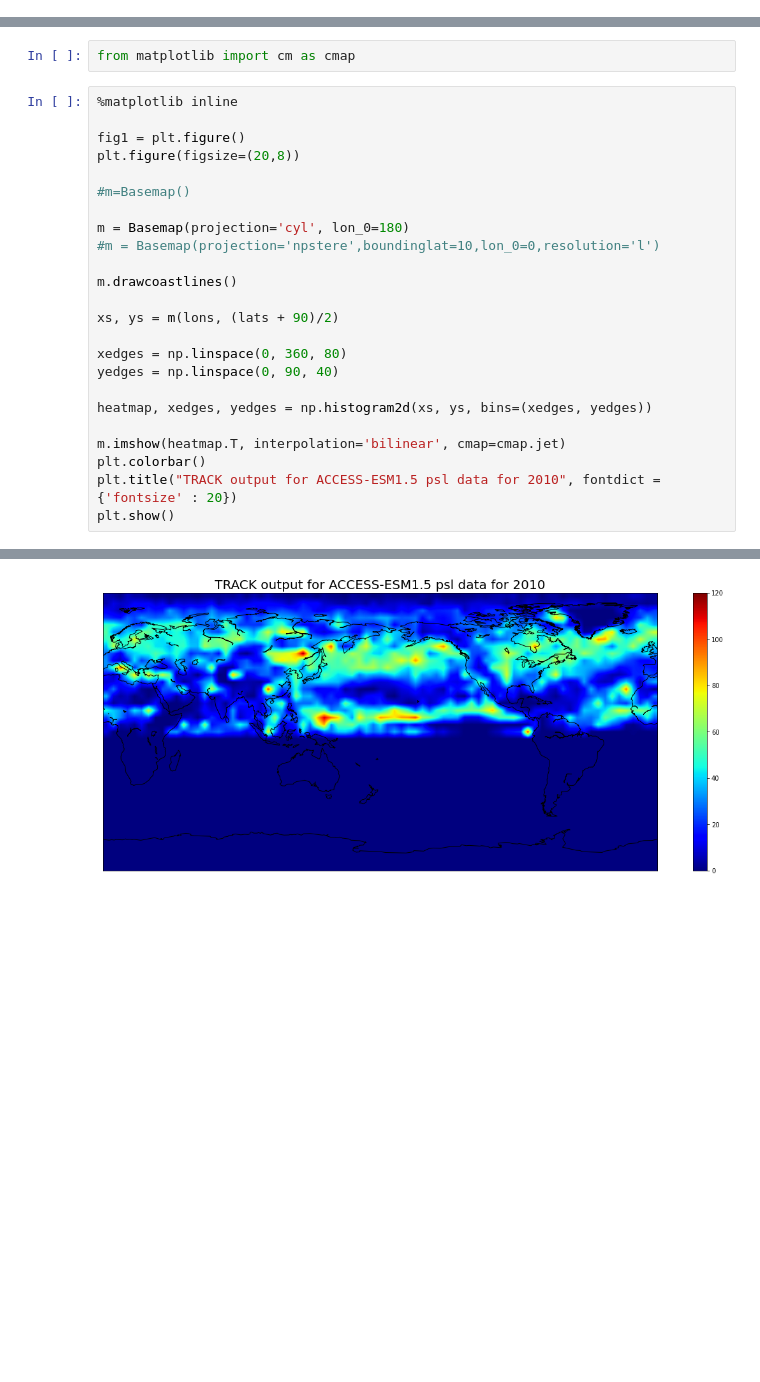
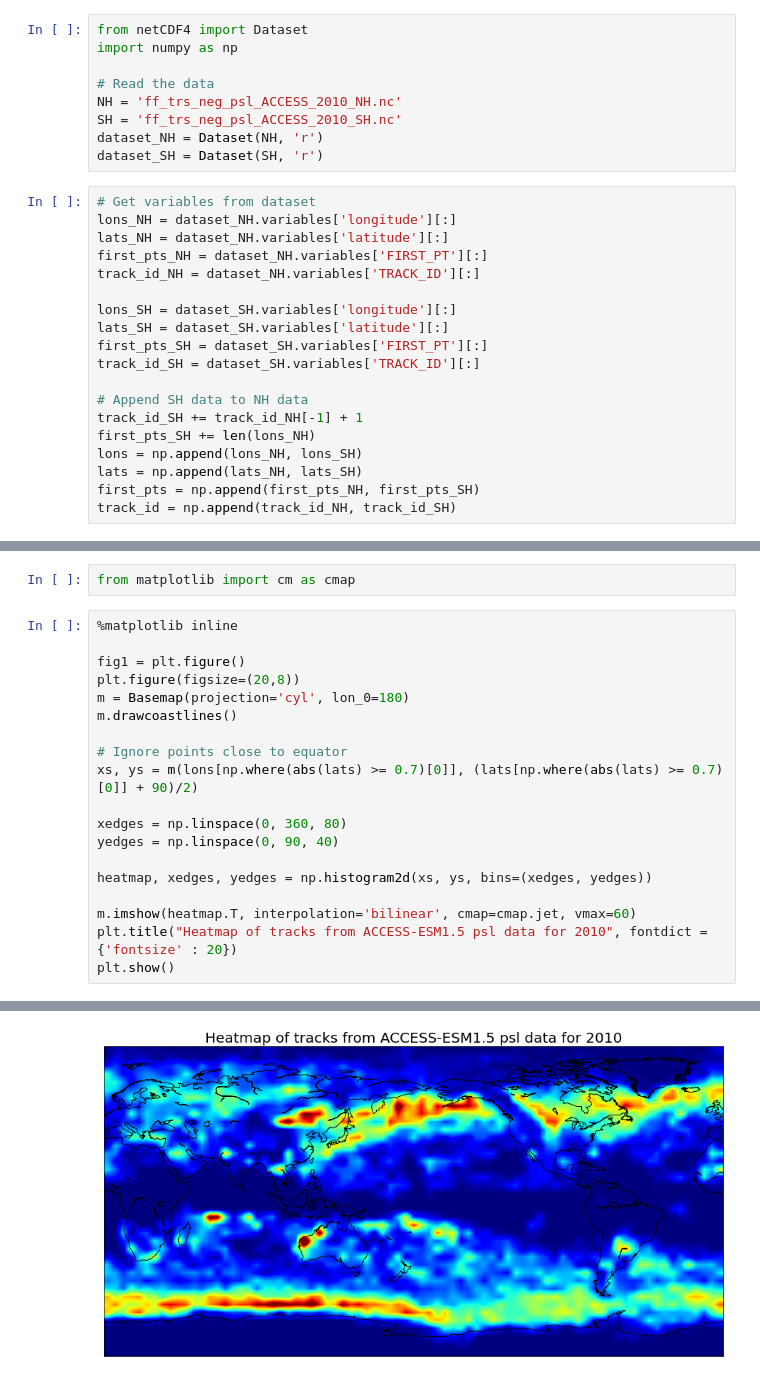
Before and after one commit to acse-hvs119/pyTRACK-CMIP6, a Jupyter notebook: data/example_plots_from_tracks.ipynb, the cells around one changed output, grey strips where cells are left out. Cells and saved outputs as stored; diff of their text form; blank space fills up the shorter version.

```diff
--- a/data/example_plots_from_tracks.ipynb
+++ b/data/example_plots_from_tracks.ipynb
@@ -64,3 +10,31 @@ print(newlist)
+# %%
+from netCDF4 import Dataset
+import numpy as np
+
+# Read the data
+NH = 'ff_trs_neg_psl_ACCESS_2010_NH.nc'
+SH = 'ff_trs_neg_psl_ACCESS_2010_SH.nc'
+dataset_NH = Dataset(NH, 'r')
+dataset_SH = Dataset(SH, 'r')
+# %%
+# Get variables from dataset
+lons_NH = dataset_NH.variables['longitude'][:]
+lats_NH = dataset_NH.variables['latitude'][:]
+first_pts_NH = dataset_NH.variables['FIRST_PT'][:]
+track_id_NH = dataset_NH.variables['TRACK_ID'][:]
+
+lons_SH = dataset_SH.variables['longitude'][:]
+lats_SH = dataset_SH.variables['latitude'][:]
+first_pts_SH = dataset_SH.variables['FIRST_PT'][:]
+track_id_SH = dataset_SH.variables['TRACK_ID'][:]
+
+# Append SH data to NH data
+track_id_SH += track_id_NH[-1] + 1
+first_pts_SH += len(lons_NH)
+lons = np.append(lons_NH, lons_SH)
+lats = np.append(lats_NH, lats_SH)
+first_pts = np.append(first_pts_NH, first_pts_SH)
+track_id = np.append(track_id_NH, track_id_SH)
 # %%
 import numpy as np
 import matplotlib.pyplot as plt
@@ -121,27 +106,22 @@ from matplotlib import cm as cmap
 # %%
 %matplotlib inline
 
 fig1 = plt.figure()
 plt.figure(figsize=(20,8))
-
-#m=Basemap()
-
 m = Basemap(projection='cyl', lon_0=180)
-#m = Basemap(projection='npstere',boundinglat=10,lon_0=0,resolution='l')
-
 m.drawcoastlines()
 
-xs, ys = m(lons, (lats + 90)/2)
+# Ignore points close to equator
+xs, ys = m(lons[np.where(abs(lats) >= 0.7)[0]], (lats[np.where(abs(lats) >= 0.7)[0]] + 90)/2)
 
 xedges = np.linspace(0, 360, 80)
 yedges = np.linspace(0, 90, 40)
 
 heatmap, xedges, yedges = np.histogram2d(xs, ys, bins=(xedges, yedges))
 
-m.imshow(heatmap.T, interpolation='bilinear', cmap=cmap.jet)
-plt.colorbar()
-plt.title("TRACK output for ACCESS-ESM1.5 psl data for 2010", fontdict = {'fontsize' : 20})
+m.imshow(heatmap.T, interpolation='bilinear', cmap=cmap.jet, vmax=60)
+plt.title("Heatmap of tracks from ACCESS-ESM1.5 psl data for 2010", fontdict = {'fontsize' : 20})
 plt.show()
 # %% [output]
 <Figure size 432x288 with 0 Axes>
-[figure, old version]
+[figure, new version]
```
Also changed, not shown: parts of 10 cells of this notebook, 21 other files.
